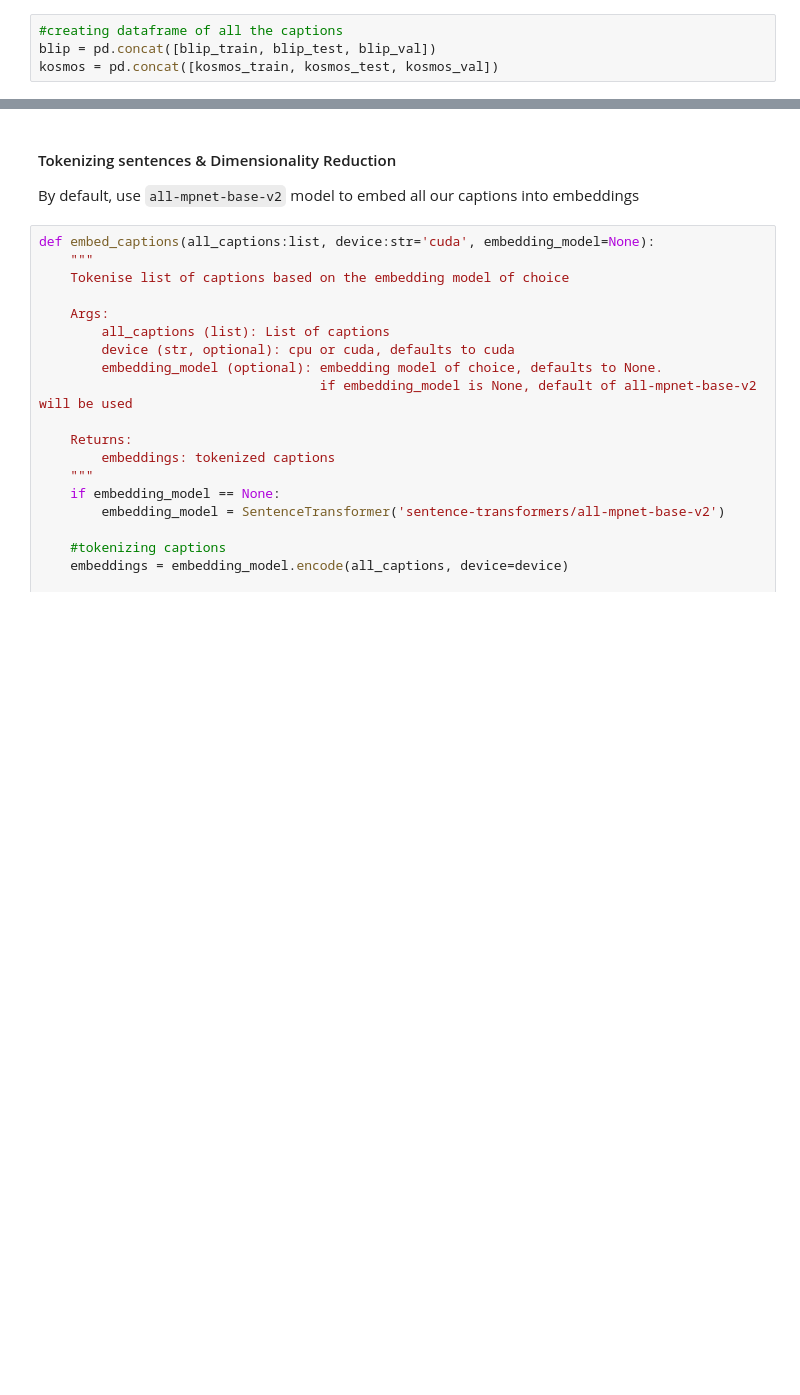
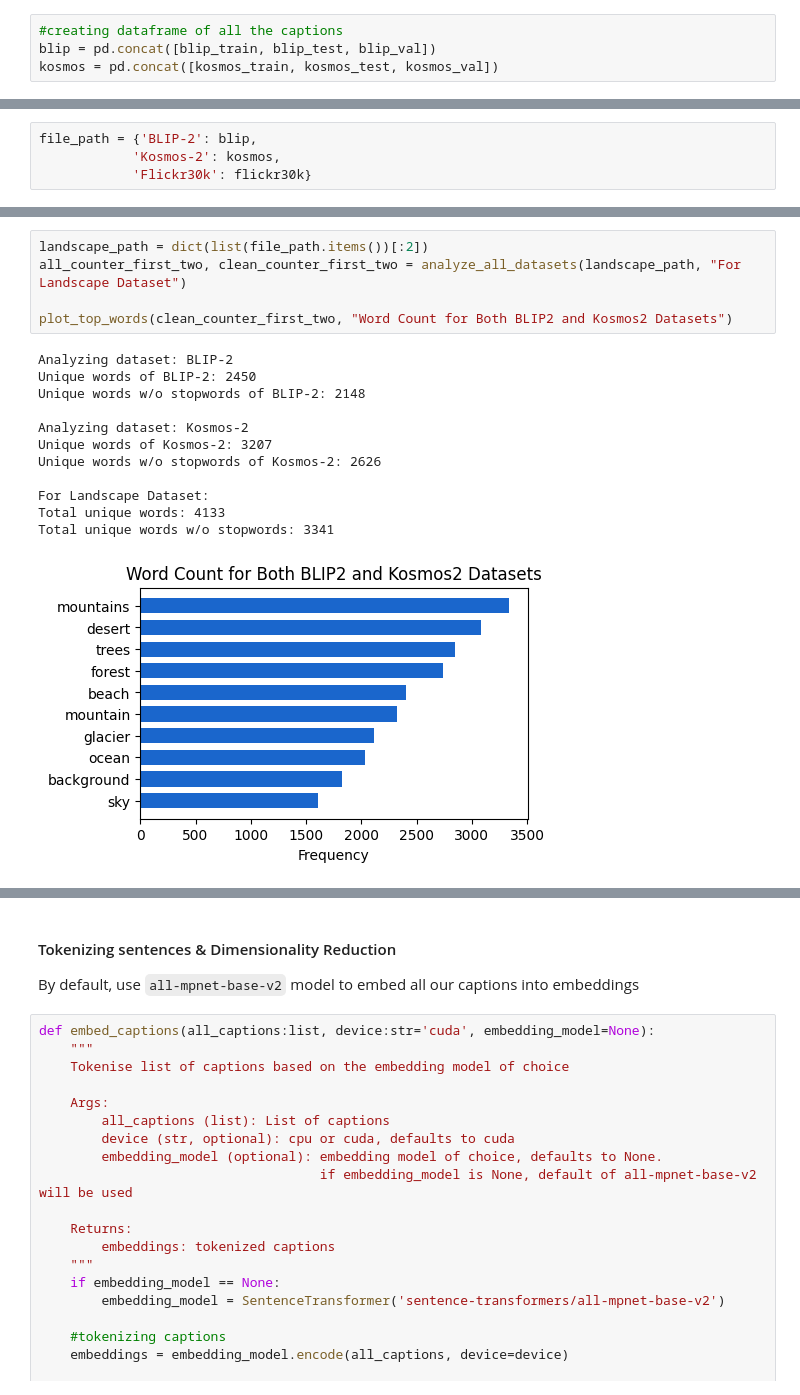
Before and after one commit to Jaywhisker/PlayWrite, a Jupyter notebook: notebooks/data_visualisation/dataset_visualisation.ipynb, the cells around one changed output, grey strips where cells are left out. Saved outputs shown, nothing was run; the diff lists cells and outputs as text; blank space fills up the shorter version.

```diff
--- a/notebooks/data_visualisation/dataset_visualisation.ipynb
+++ b/notebooks/data_visualisation/dataset_visualisation.ipynb
@@ -67,0 +193,4 @@ kosmos
+# %%
+file_path = {'BLIP-2': blip,
+            'Kosmos-2': kosmos,
+            'Flickr30k': flickr30k}
@@ -67,0 +281,18 @@ kosmos
+# %%
+landscape_path = dict(list(file_path.items())[:2])
+all_counter_first_two, clean_counter_first_two = analyze_all_datasets(landscape_path, "For Landscape Dataset")
+
+plot_top_words(clean_counter_first_two, "Word Count for Both BLIP2 and Kosmos2 Datasets")
+# %% [output]
+Analyzing dataset: BLIP-2
+Unique words of BLIP-2: 2450
+Unique words w/o stopwords of BLIP-2: 2148
+
+Analyzing dataset: Kosmos-2
+Unique words of Kosmos-2: 3207
+Unique words w/o stopwords of Kosmos-2: 2626
+
+For Landscape Dataset:
+Total unique words: 4133
+Total unique words w/o stopwords: 3341
+[figure, added]
```
Also changed, not shown: parts of 16 cells of this notebook, 4 other files.
